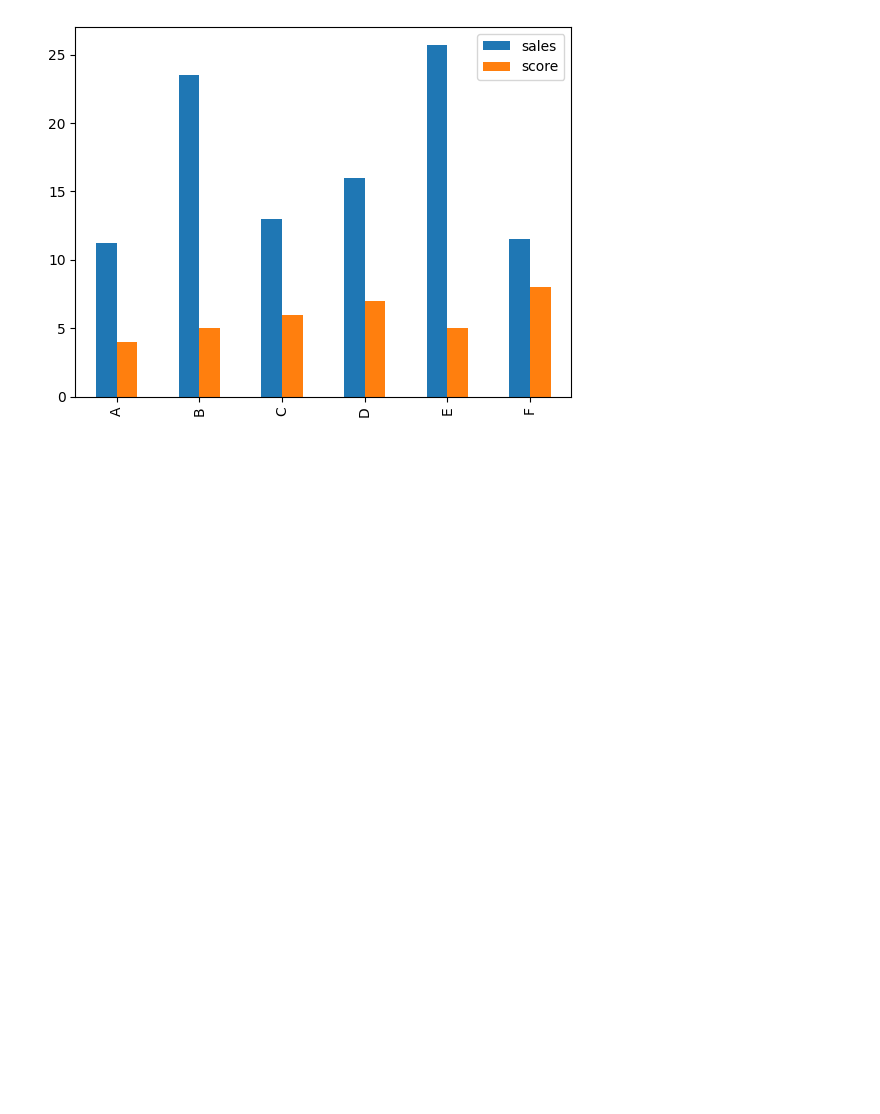
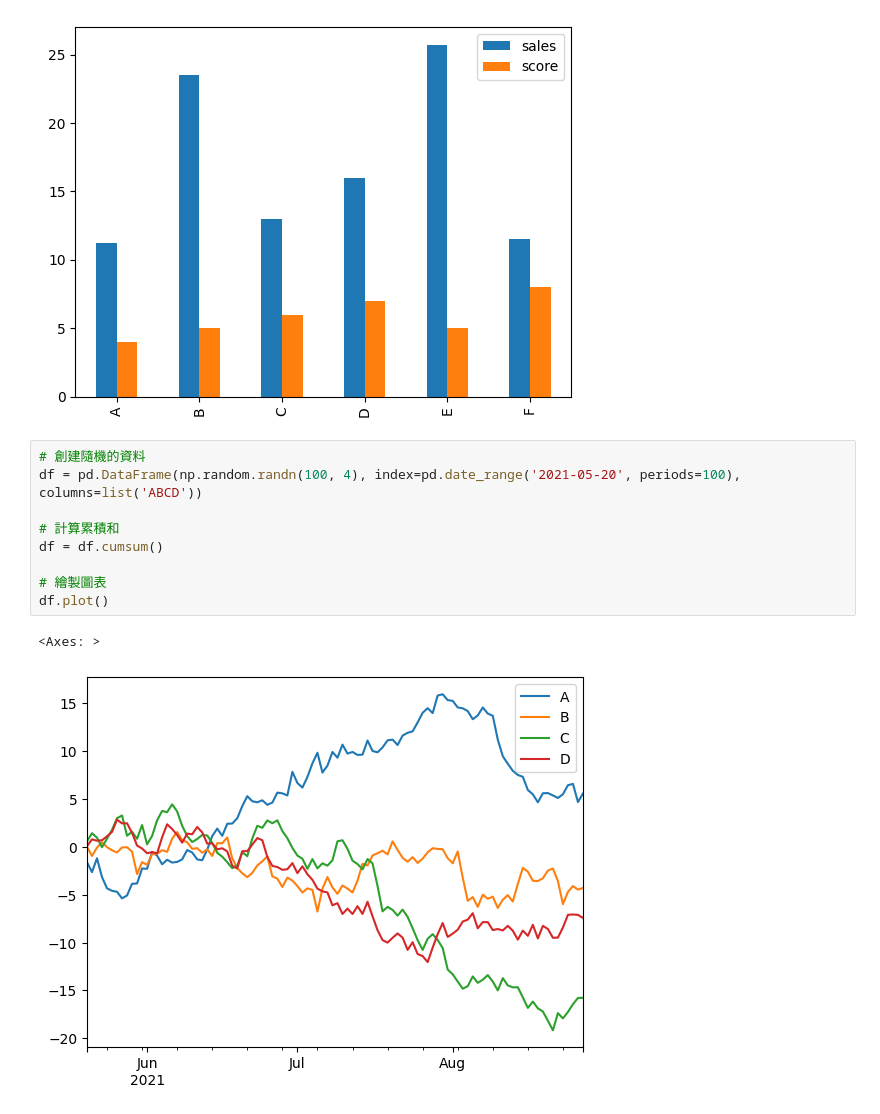
Before and after one commit to estellacoding/IMLP421, a Jupyter notebook: unit-2-data-analysis/2.2.1_Pandas.ipynb, the cells around one changed output. Drawn from its saved outputs; the diff is of its cells as text; blank space fills up the shorter version.

```diff
--- a/unit-2-data-analysis/2.2.1_Pandas.ipynb
+++ b/unit-2-data-analysis/2.2.1_Pandas.ipynb
@@ -90,3 +89,15 @@ df2.plot(kind='bar')
 # %% [output]
 <Axes: >
 [figure]
+# %%
+# 創建隨機的資料
+df = pd.DataFrame(np.random.randn(100, 4), index=pd.date_range('2021-05-20', periods=100), columns=list('ABCD'))
+
+# 計算累積和
+df = df.cumsum()
+
+# 繪製圖表
+df.plot()
+# %% [output]
+<Axes: >
+[figure, added]
```
Also changed, not shown: parts of 3 cells of this notebook.
